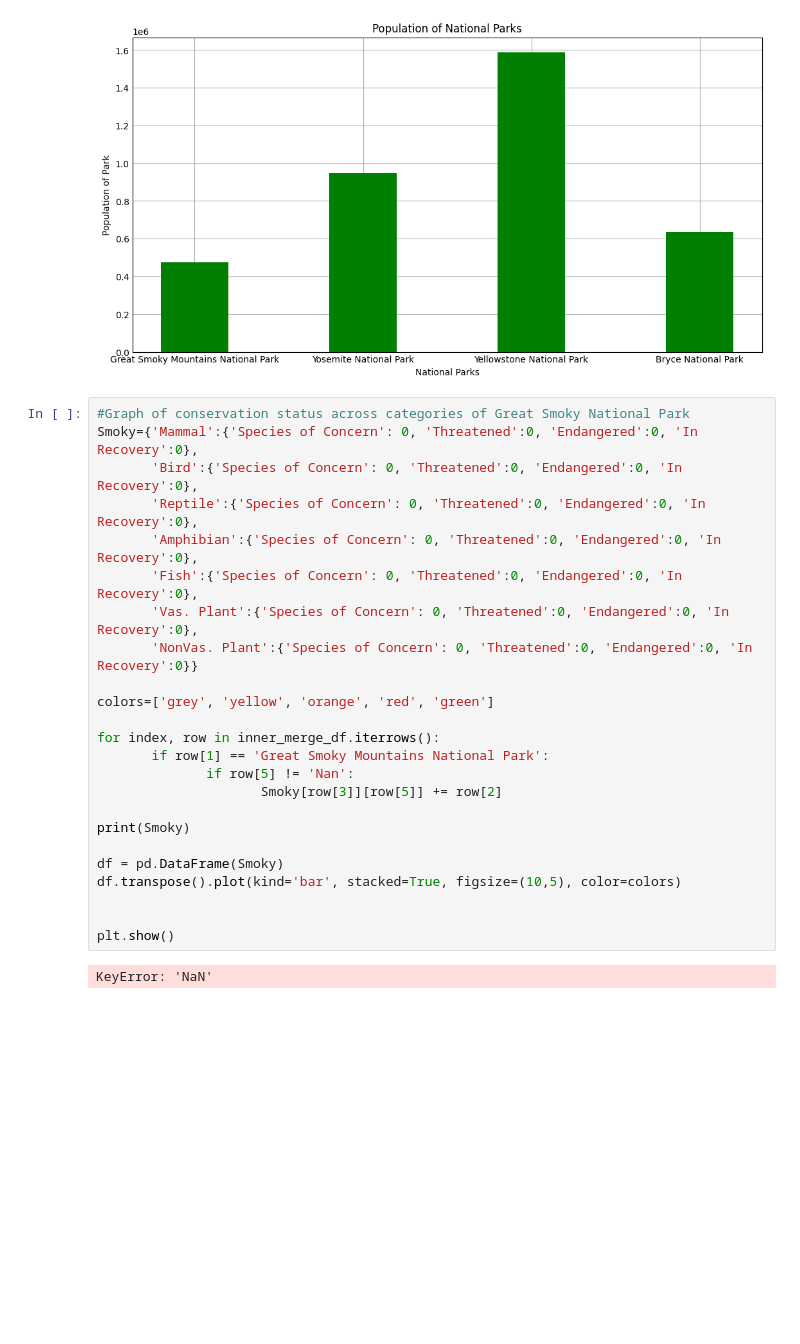
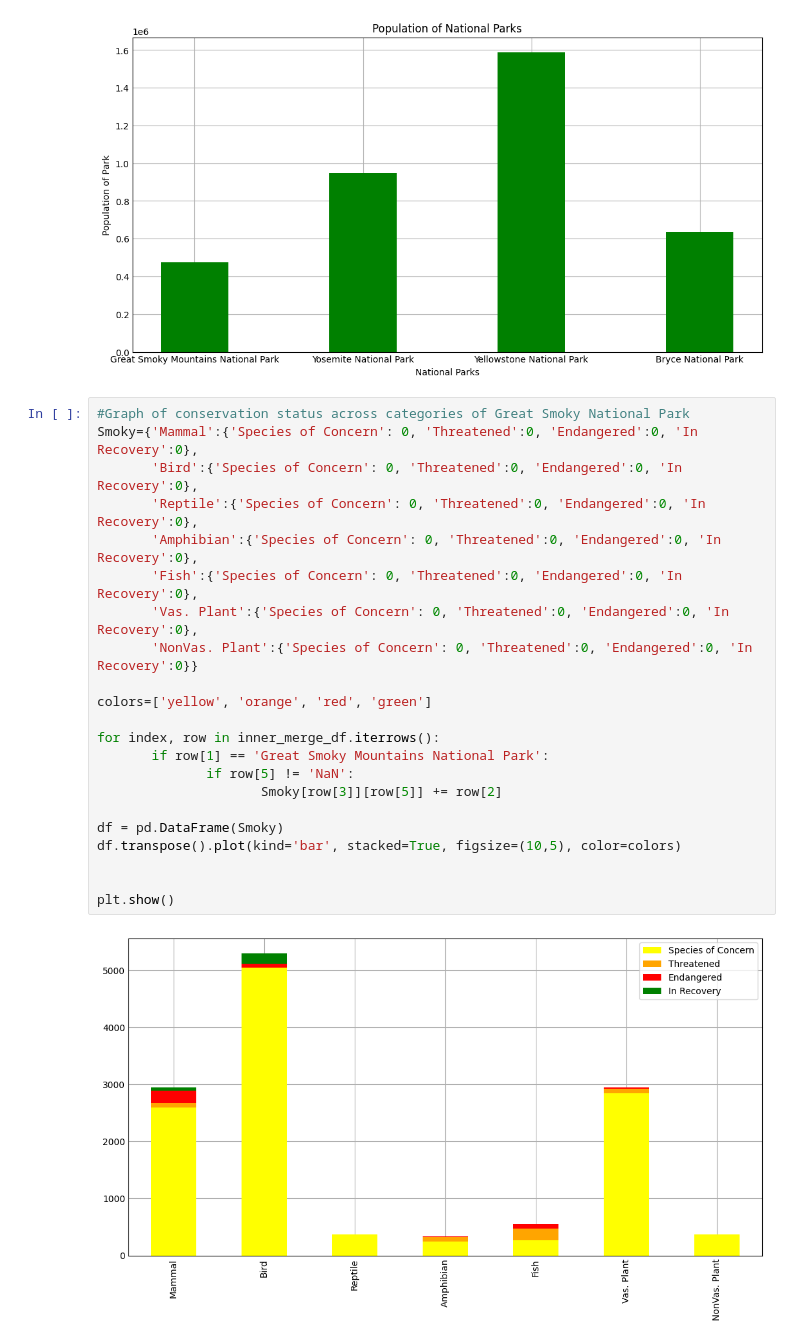
Before and after one commit to iporchet/Biodiversity-Analysis, a Jupyter notebook: biodiversity.ipynb, the cells around one changed output. Saved outputs shown, nothing was run; the diff lists cells and outputs as text; blank space fills up the shorter version.

Commit message:
Working graphs, breakdown by status & category

```diff
--- a/biodiversity.ipynb
+++ b/biodiversity.ipynb
@@ -64,27 +64,25 @@ plt.show()
 # %%
 #Graph of conservation status across categories of Great Smoky National Park
 Smoky={'Mammal':{'Species of Concern': 0, 'Threatened':0, 'Endangered':0, 'In Recovery':0},
        'Bird':{'Species of Concern': 0, 'Threatened':0, 'Endangered':0, 'In Recovery':0},
        'Reptile':{'Species of Concern': 0, 'Threatened':0, 'Endangered':0, 'In Recovery':0},
        'Amphibian':{'Species of Concern': 0, 'Threatened':0, 'Endangered':0, 'In Recovery':0},
        'Fish':{'Species of Concern': 0, 'Threatened':0, 'Endangered':0, 'In Recovery':0},
        'Vas. Plant':{'Species of Concern': 0, 'Threatened':0, 'Endangered':0, 'In Recovery':0},
        'NonVas. Plant':{'Species of Concern': 0, 'Threatened':0, 'Endangered':0, 'In Recovery':0}}
 
-colors=['grey', 'yellow', 'orange', 'red', 'green']
+colors=['yellow', 'orange', 'red', 'green']
 
 for index, row in inner_merge_df.iterrows():
        if row[1] == 'Great Smoky Mountains National Park':
-              if row[5] != 'Nan':
+              if row[5] != 'NaN':
                      Smoky[row[3]][row[5]] += row[2]
-
-print(Smoky)
 
 df = pd.DataFrame(Smoky)
 df.transpose().plot(kind='bar', stacked=True, figsize=(10,5), color=colors)
 
 
 plt.show()
 # %% [output]
-KeyError: 'NaN'
+[figure, added]
 # %%
```
Also changed, not shown: parts of 3 cells of this notebook.
